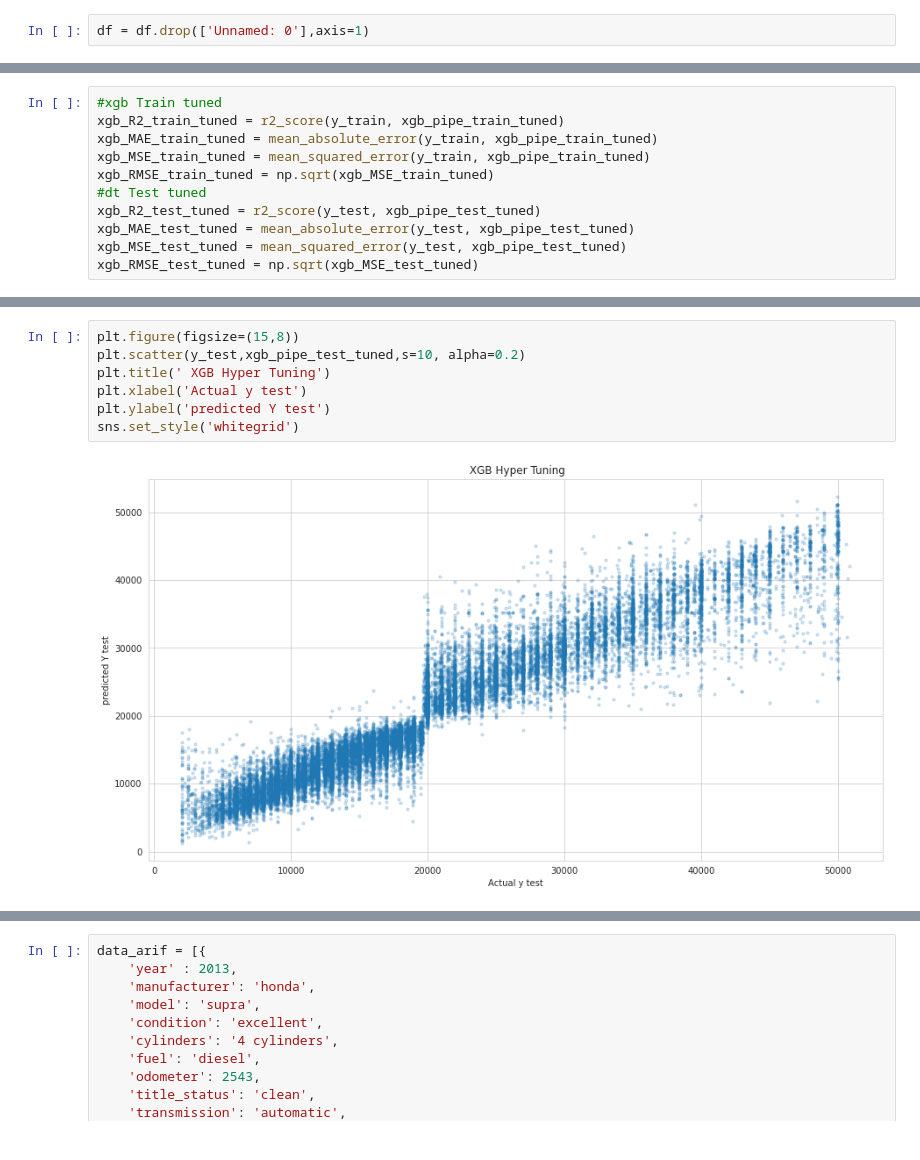
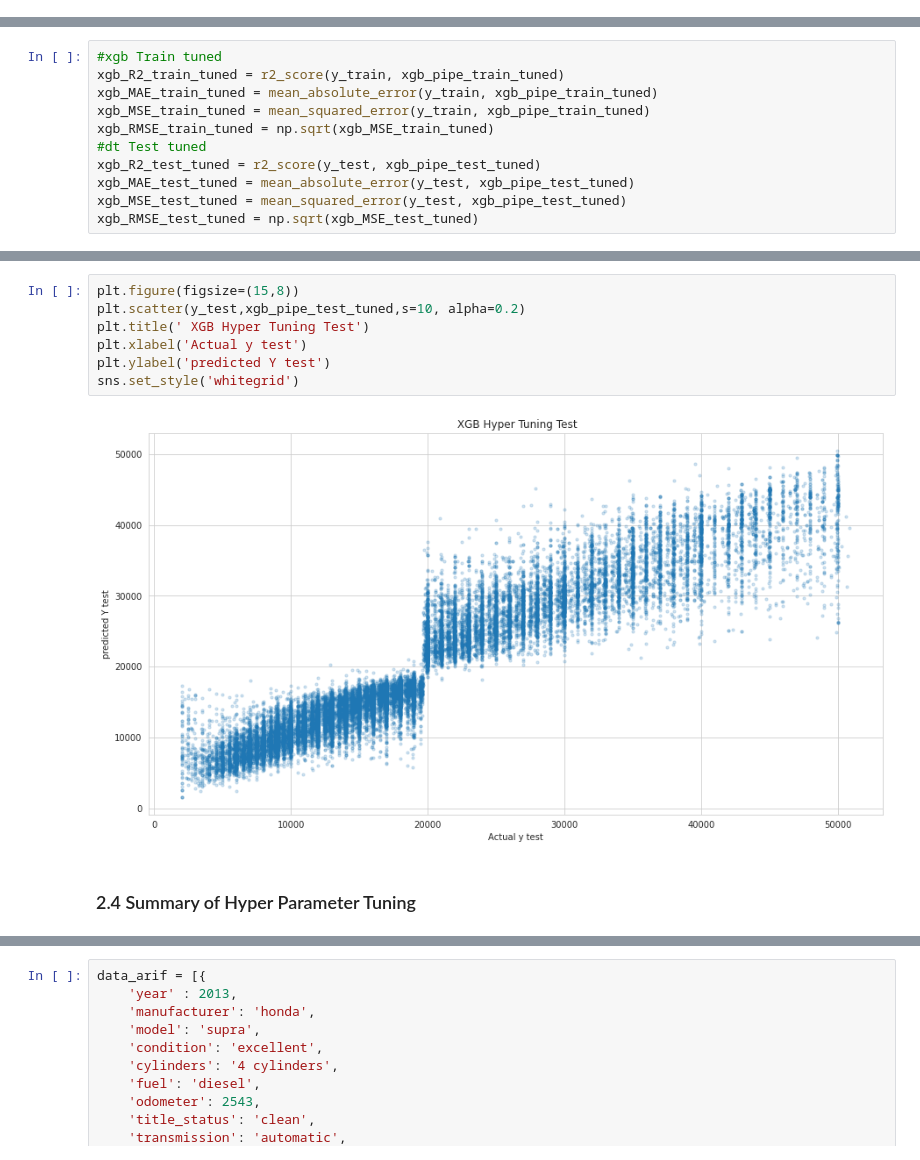
Before and after one commit to marifw70/Final_Project-Used-Car-Price-Prediction, a Jupyter notebook: Final_ProjectPart3.ipynb, the cells around one changed output, grey strips where cells are left out. Saved outputs shown, nothing was run; the diff lists cells and outputs as text.

```diff
--- a/Final_ProjectPart3.ipynb
+++ b/Final_ProjectPart3.ipynb
@@ -62,2 +53,0 @@ array(['fwd', '4wd', 'Unknown', 'rwd'], dtype=object)
-# %%
-df = df.drop(['Unnamed: 0'],axis=1)
@@ -838,9 +789,11 @@ sns.set_style('whitegrid')
 # %%
 plt.figure(figsize=(15,8))
 plt.scatter(y_test,xgb_pipe_test_tuned,s=10, alpha=0.2)
-plt.title(' XGB Hyper Tuning')
+plt.title(' XGB Hyper Tuning Test')
 plt.xlabel('Actual y test')
 plt.ylabel('predicted Y test')
 sns.set_style('whitegrid')
 # %% [output]
-[figure, old version]
+[figure, new version]
+# %% [markdown]
+### 2.4 Summary of Hyper Parameter Tuning
```
Also changed, not shown: parts of 89 cells of this notebook, 8 other files.
